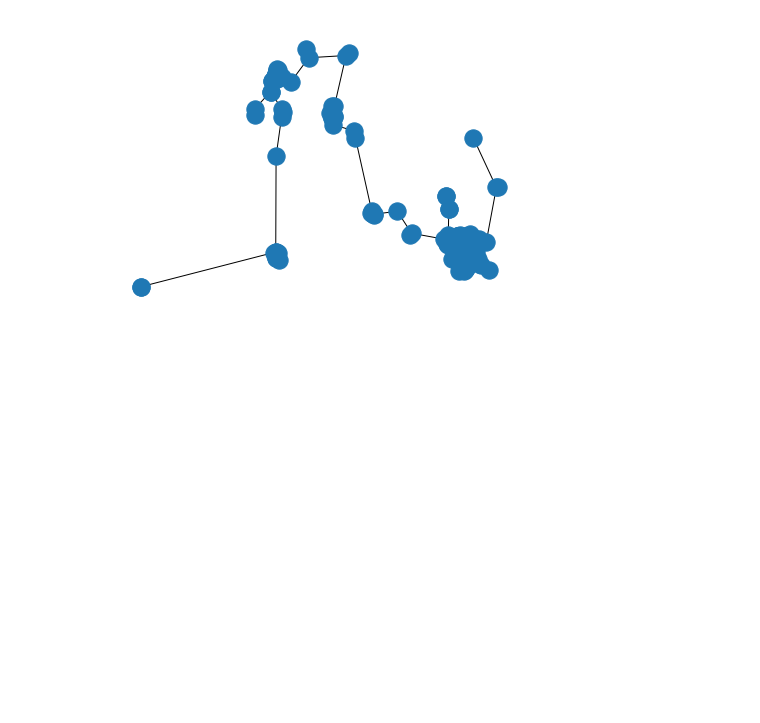
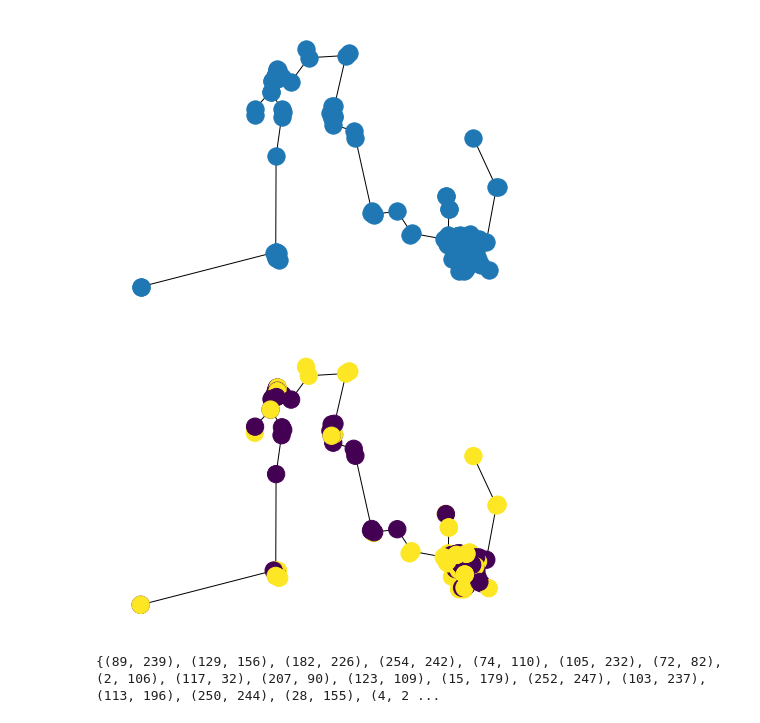
Before and after one commit to nurinarina/WIA2005-moonbucks, a Jupyter notebook: WIA2005Q2.ipynb, the cells around one changed output. Saved outputs shown, nothing was run; the diff lists cells and outputs as text; code cells hidden in the pictures; blank space fills up the shorter version.

```diff
--- a/WIA2005Q2.ipynb
+++ b/WIA2005Q2.ipynb
@@ -170,3 +173,18 @@ T = nx.minimum_spanning_tree(G, weight='distance')
 nx.draw(T, pos=tempNode)
 # %% [output]
 [figure]
+# %%
+# identify the odd degree node
+odd_degree_nodes = [i for i in T.nodes if T.degree(i) % 2]
+node_colors = [ T.degree(i) % 2 for i in T.nodes ]
+nx.draw(T, pos=tempNode, node_color=node_colors)
+# %% [output]
+[figure, added]
+# %%
+# find a minimum-cost perfect matching over the odd-degree nodes
+for i,j in G.edges:
+    G.edges[i,j]['neg_length'] = - G.edges[i,j]['distance']
+matching = nx.max_weight_matching(G.subgraph(odd_degree_nodes), maxcardinality=True, weight='neg_length')
+print(matching)
+# %% [output]
+{(89, 239), (129, 156), (182, 226), (254, 242), (74, 110), (105, 232), (72, 82), (2, 106), (117, 32), (207, 90), (123, 109), (15, 179), (252, 247), (103, 237), (113, 196), (250, 244), (28, 155), (4, 2 ...
```
Also changed, not shown: parts of 10 cells of this notebook.
